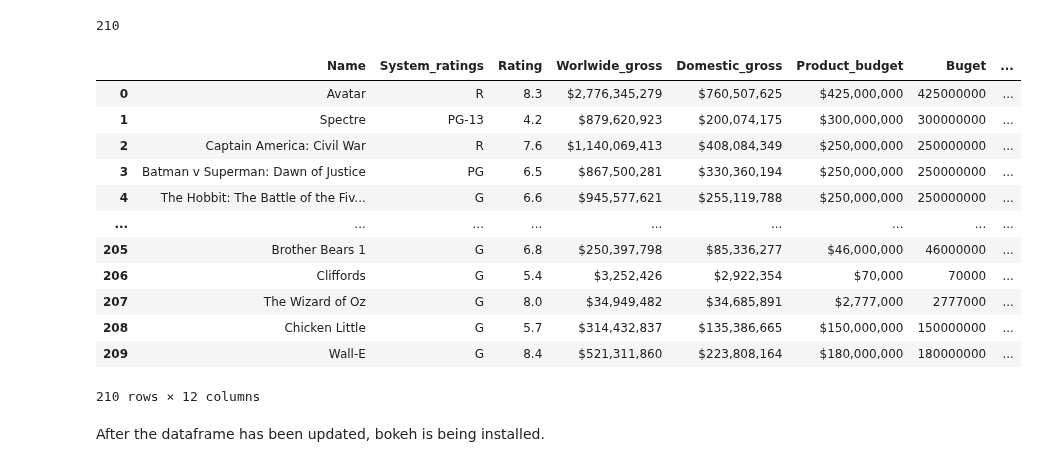
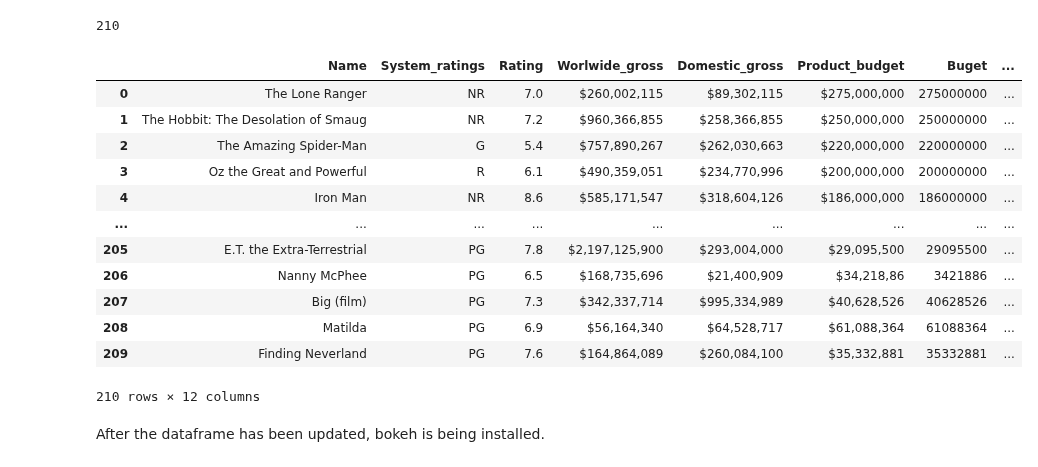
Before and after one commit to ruth-maker/file, a Jupyter notebook: Classics.ipynb, the cells around one changed output. Cells and saved outputs as stored; diff of their text form; code cells hidden in the pictures.

```diff
--- a/Classics.ipynb
+++ b/Classics.ipynb
@@ -932,13 +1010,13 @@ len(Doomestic_gross)
 210
 # %%
 #drop all the NA from the dataframe
-all_actionadventure_info1 = all_actionadventure_info1.dropna()
+all_Classics_info1 = all_Classics_info1.dropna()
 
 
 #adding all the string componnets that have been converted to dataframe
-all_actionadventure_info1['Buget']=budget
-all_actionadventure_info1['Total_gross']=total_gross
-all_actionadventure_info1['Domestic_total']=Doomestic_gross
-all_actionadventure_info1[190:]
+all_Classics_info1['Buget']=budget
+all_Classics_info1['Total_gross']=total_gross
+all_Classics_info1['Domestic_total']=Doomestic_gross
+all_Classics_info1[190:]
 # %% [output]
 |  | Name | System_ratings | Rating | Worlwide_gross | Domestic_gross | Product_budget | Buget | ... |
@@ -967,4 +1045,4 @@ len(profit)
 # %% [output]
 210
 # %%
-all_actionadventure_info1['Profit']=profit
+all_Classics_info1['Profit']=profit
@@ -988,7 +1066,7 @@ all_actionadventure_info1
 # Creating Box office column
 # dividing total gross by the avg price of tickets, to get an estimsted number of tickes sold
 no_tickets = []
-for i in all_actionadventure_info1.Total_gross:
+for i in all_Classics_info1.Total_gross:
     no_tickets.append(round(i/13))
 no_tickets[:10]
 # %% [output]
@@ -1013,28 +1091,28 @@ len(tickets_string)
 # %%
 # converting integer of profit to currency
 currency = []
-for i in all_actionadventure_info1.Profit:
+for i in all_Classics_info1.Profit:
     currency.append("${:,.0f}".format(i))
 len(currency)
 # %% [output]
 210
 # %%
-all_actionadventure_info1['No.Tickets']=tickets_string
-all_actionadventure_info1['Profit$']= currency
-all_actionadventure_info1
+all_Classics_info1['No.Tickets']=tickets_string
+all_Classics_info1['Profit$']= currency
+all_Classics_info1
 # %% [output]
 |  | Name | System_ratings | Rating | Worlwide_gross | Domestic_gross | Product_budget | Buget | ... |
-| 0 | Avatar | R | 8.3 | $2,776,345,279 | $760,507,625 | $425,000,000 | 425000000 | ... |
-| 1 | Spectre | PG-13 | 4.2 | $879,620,923 | $200,074,175 | $300,000,000 | 300000000 | ... |
-| 2 | Captain America: Civil War | R | 7.6 | $1,140,069,413 | $408,084,349 | $250,000,000 | 250000000 | ... |
-| 3 | Batman v Superman: Dawn of Justice | PG | 6.5 | $867,500,281 | $330,360,194 | $250,000,000 | 250000000 | ... |
-| 4 | The Hobbit: The Battle of the Fiv... | G | 6.6 | $945,577,621 | $255,119,788 | $250,000,000 | 250000000 | ... |
+| 0 | The Lone Ranger | NR | 7.0 | $260,002,115 | $89,302,115 | $275,000,000 | 275000000 | ... |
+| 1 | The Hobbit: The Desolation of Smaug | NR | 7.2 | $960,366,855 | $258,366,855 | $250,000,000 | 250000000 | ... |
+| 2 | The Amazing Spider-Man | G | 5.4 | $757,890,267 | $262,030,663 | $220,000,000 | 220000000 | ... |
+| 3 | Oz the Great and Powerful | R | 6.1 | $490,359,051 | $234,770,996 | $200,000,000 | 200000000 | ... |
+| 4 | Iron Man | NR | 8.6 | $585,171,547 | $318,604,126 | $186,000,000 | 186000000 | ... |
 | ... | ... | ... | ... | ... | ... | ... | ... | ... |
-| 205 | Brother Bears 1 | G | 6.8 | $250,397,798 | $85,336,277 | $46,000,000 | 46000000 | ... |
-| 206 | Cliffords | G | 5.4 | $3,252,426 | $2,922,354 | $70,000 | 70000 | ... |
-| 207 | The Wizard of Oz | G | 8.0 | $34,949,482 | $34,685,891 | $2,777,000 | 2777000 | ... |
-| 208 | Chicken Little | G | 5.7 | $314,432,837 | $135,386,665 | $150,000,000 | 150000000 | ... |
-| 209 | Wall-E | G | 8.4 | $521,311,860 | $223,808,164 | $180,000,000 | 180000000 | ... |
+| 205 | E.T. the Extra-Terrestrial | PG | 7.8 | $2,197,125,900 | $293,004,000 | $29,095,500 | 29095500 | ... |
+| 206 | Nanny McPhee | PG | 6.5 | $168,735,696 | $21,400,909 | $34,218,86 | 3421886 | ... |
+| 207 | Big (film) | PG | 7.3 | $342,337,714 | $995,334,989 | $40,628,526 | 40628526 | ... |
+| 208 | Matilda | PG | 6.9 | $56,164,340 | $64,528,717 | $61,088,364 | 61088364 | ... |
+| 209 | Finding Neverland | PG | 7.6 | $164,864,089 | $260,084,100 | $35,332,881 | 35332881 | ... |
 210 rows × 12 columns
 # %% [markdown]
 After the dataframe has been updated, bokeh is being installed.
```
Also changed, not shown: parts of 201 cells of this notebook, 4 other files.
